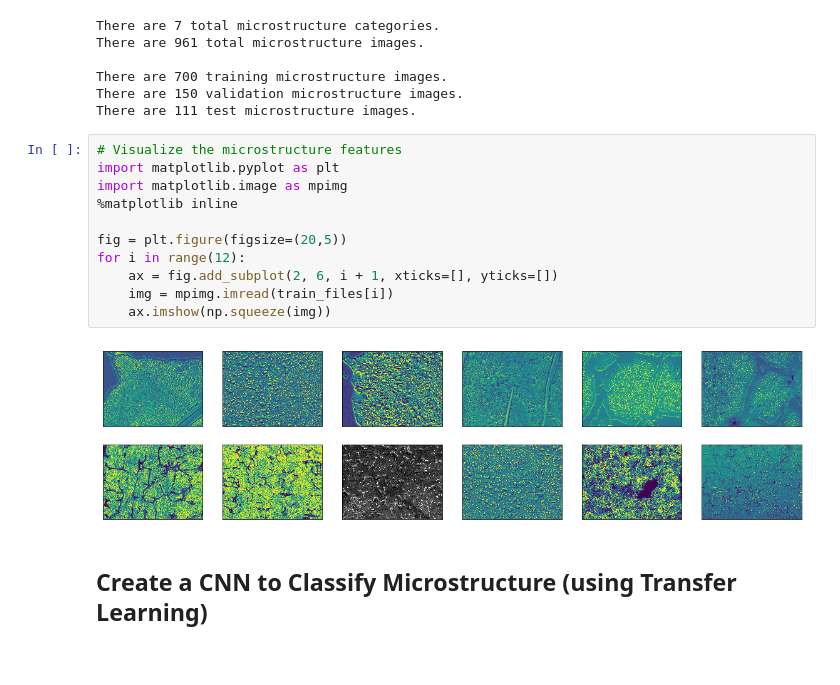
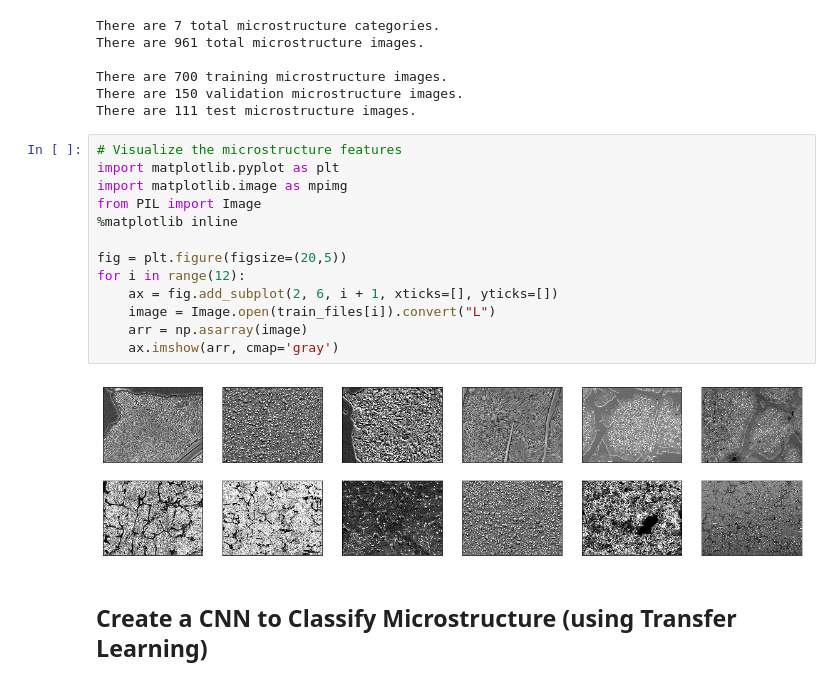
Before and after one commit to w140601/microstructure_classifier, a Jupyter notebook: High Strength Steels Microstructure Classifier.ipynb, the cells around one changed output. Saved outputs shown, nothing was run; the diff lists cells and outputs as text.

```diff
--- a/High Strength Steels Microstructure Classifier.ipynb
+++ b/High Strength Steels Microstructure Classifier.ipynb
@@ -50,16 +50,18 @@ There are 111 test microstructure images.
 # %%
 # Visualize the microstructure features
 import matplotlib.pyplot as plt
 import matplotlib.image as mpimg
+from PIL import Image
 %matplotlib inline
 
 fig = plt.figure(figsize=(20,5))
 for i in range(12):
     ax = fig.add_subplot(2, 6, i + 1, xticks=[], yticks=[])
-    img = mpimg.imread(train_files[i])
-    ax.imshow(np.squeeze(img))
+    image = Image.open(train_files[i]).convert("L")
+    arr = np.asarray(image)
+    ax.imshow(arr, cmap='gray')
 # %% [output]
-[figure, old version]
+[figure, new version]
 # %% [markdown]
 ## Create a CNN to Classify Microstructure (using Transfer Learning)
 # %% [markdown]
```
